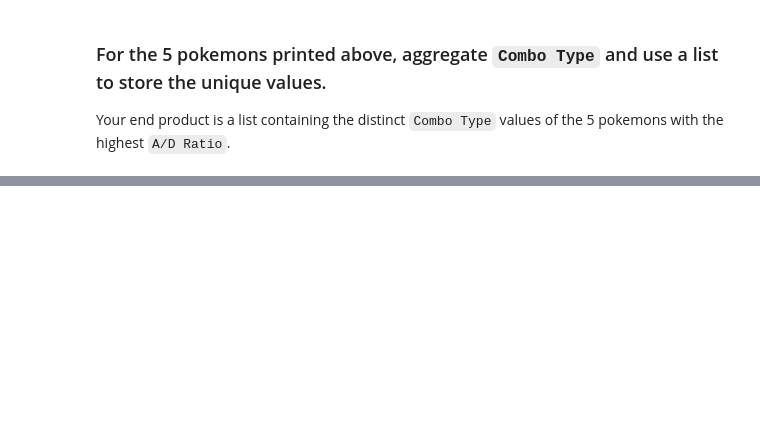
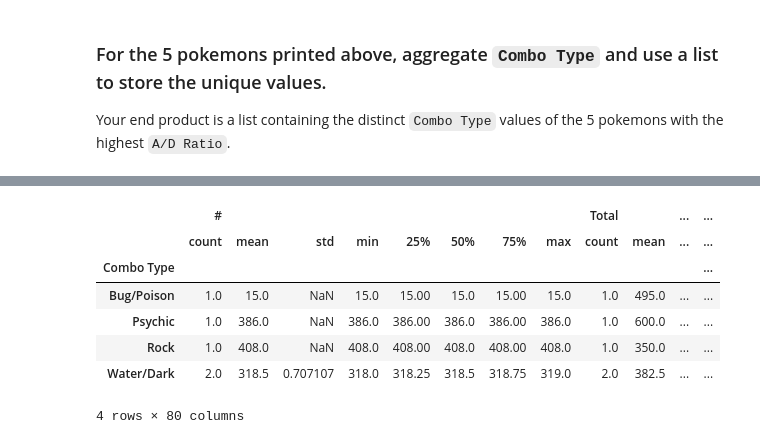
Before and after one commit to ironhack-labs/data-labs, a Jupyter notebook: module-2/lab-df-calculation-and-transformation/your-code/challenge-1.ipynb, the cells around one changed output, grey strips where cells are left out. Saved outputs shown, nothing was run; the diff lists cells and outputs as text; code cells hidden in the pictures; blank space fills up the shorter version.

```diff
--- a/module-2/lab-df-calculation-and-transformation/your-code/challenge-1.ipynb
+++ b/module-2/lab-df-calculation-and-transformation/your-code/challenge-1.ipynb
@@ -186,3 +244,4 @@ Rules:
 Your end product is a list containing the distinct `Combo Type` values of the 5 pokemons with the highest `A/D Ratio`.
 # %%
 # enter your code here
+top_5_ad = pokemon.sort_values('A/D Ratio', ascending = False)[:5]
@@ -188,0 +257,2 @@ Your end product is a list containing the distinct `Combo Type` values of the 5
+# %%
+top_5_byType = top_5_ad.groupby(['Combo Type'])
@@ -189,3 +267,14 @@ Your end product is a list containing the distinct `Combo Type` values of the 5
+# %%
+top_5_byType.describe()
+# %% [output]
+|  | # |  |  |  |  |  |  |  | Total |  | ... | ... |
+|  | count | mean | std | min | 25% | 50% | 75% | max | count | mean | ... | ... |
+| Combo Type |  |  |  |  |  |  |  |  |  |  |  | ... |
+| Bug/Poison | 1.0 | 15.0 | NaN | 15.0 | 15.00 | 15.0 | 15.00 | 15.0 | 1.0 | 495.0 | ... | ... |
+| Psychic | 1.0 | 386.0 | NaN | 386.0 | 386.00 | 386.0 | 386.00 | 386.0 | 1.0 | 600.0 | ... | ... |
+| Rock | 1.0 | 408.0 | NaN | 408.0 | 408.00 | 408.0 | 408.00 | 408.0 | 1.0 | 350.0 | ... | ... |
+| Water/Dark | 2.0 | 318.5 | 0.707107 | 318.0 | 318.25 | 318.5 | 318.75 | 319.0 | 2.0 | 382.5 | ... | ... |
+4 rows × 80 columns
 # %% [markdown]
 ### For each of the `Combo Type` values obtained from the previous question, calculate the mean scores of all numeric fields across all pokemons.
 
```
Also changed, not shown: parts of 15 cells of this notebook, 3 other files.
